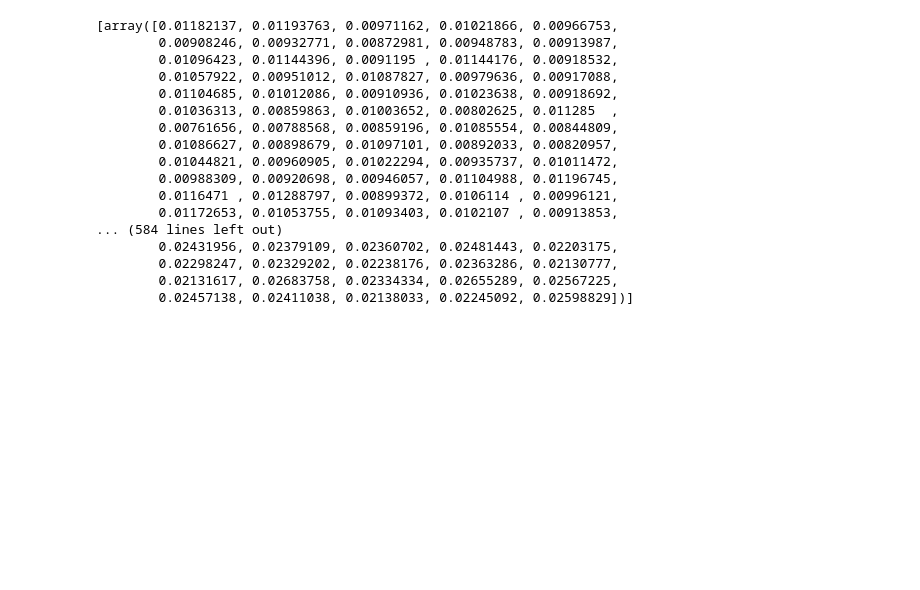
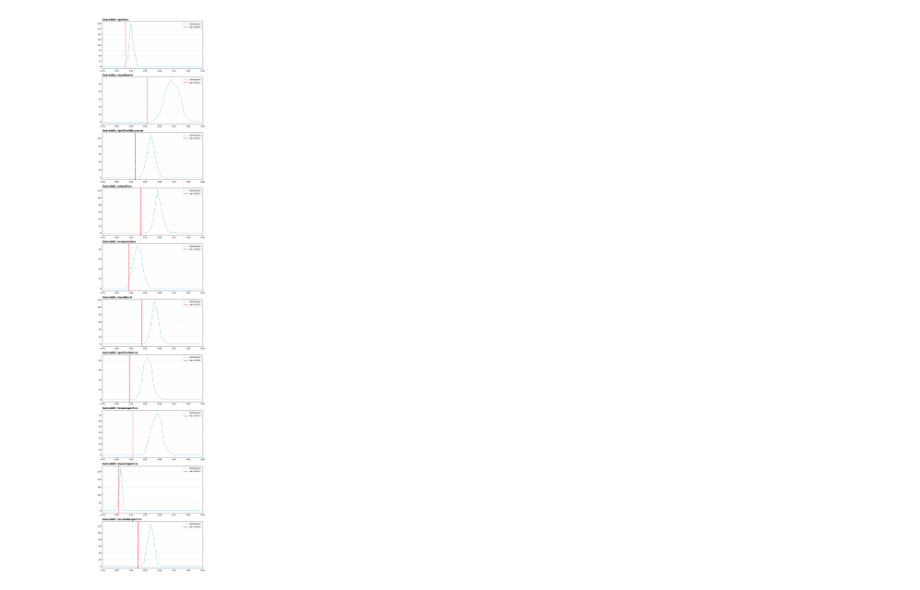
Before and after one commit to gsscala/reddit-graph, a Jupyter notebook: individual_graphs_analysis/ind_graphs.ipynb, the cells around one changed output. Cells and saved outputs as stored; diff of their text form; code cells hidden in the pictures; blank space fills up the shorter version.

```diff
--- a/individual_graphs_analysis/ind_graphs.ipynb
+++ b/individual_graphs_analysis/ind_graphs.ipynb
@@ -124,20 +122,49 @@ Starting australianpolitics
+# %%
+import json
+import matplotlib.pyplot as plt
+import pandas as pd
+import numpy as np
+
+
+with open('distributions_b', 'r') as f:
+    distributions_b = json.load(f)
+
+
+list_subreddits = ["politics", "worldnews", "politicaldiscussion", "ukpolitics", "conservative", "neoliberal", "politicalhumor", "canadapolitics", "neutralpolitics", "australianpolitics"]
+results_b = [0.006191, 0.021197, 0.012899, 0.016738, 0.008455, 0.017590, 0.008977, 0.011335, 0.001428, 0.014914]
 # %%
-distributions_b
+# 1. Create a figure with a subplot for each subreddit
+num_subs = len(distributions_b)
+fig, axes = plt.subplots(num_subs, 1, figsize=(8, 4 * num_subs))
+
+# Handle the case where there's only 1 subreddit (axes wouldn't be a list)
+if num_subs == 1:
+    axes = [axes]
+
+for i in range(len(distributions_b)):
+    ax = axes[i]
+    subreddit = list_subreddits[i]
+    distribution = distributions_b[i]
+
+    # 2. Calculate the histogram data manually to plot only the "top points"
+    # We use density=True if you want the area to scale, or False for raw counts
+    counts, bin_edges = np.histogram(distribution, bins=30, range=(-0.01, 0.06))
+    bin_centers = (bin_edges[:-1] + bin_edges[1:]) / 2
+
+    # 3. Plot the 'top points' as a step or line plot
+    ax.plot(bin_centers, counts, color='skyblue', label='Distribution')
+
+    # 4. Plot and highlight the specific 'prod' value
+    b_w = results_b[i]
+    ax.axvline(b_w, color='red', linestyle='--', linewidth=2, label=f'Bw: {b_w:.4f}')
+
+    # Formatting
+    ax.set_title(f"Subreddit: r/{subreddit}", loc='left', fontweight='bold')
+    ax.set_xlim(-0.01, 0.06)
+    ax.legend(loc='upper right')
+    ax.grid(axis='y', alpha=0.3)
+
+plt.tight_layout()
+plt.show()
 # %% [output]
-[array([0.01182137, 0.01193763, 0.00971162, 0.01021866, 0.00966753,
-        0.00908246, 0.00932771, 0.00872981, 0.00948783, 0.00913987,
-        0.01096423, 0.01144396, 0.0091195 , 0.01144176, 0.00918532,
-        0.01057922, 0.00951012, 0.01087827, 0.00979636, 0.00917088,
-        0.01104685, 0.01012086, 0.00910936, 0.01023638, 0.00918692,
-        0.01036313, 0.00859863, 0.01003652, 0.00802625, 0.011285  ,
-        0.00761656, 0.00788568, 0.00859196, 0.01085554, 0.00844809,
-        0.01086627, 0.00898679, 0.01097101, 0.00892033, 0.00820957,
-        0.01044821, 0.00960905, 0.01022294, 0.00935737, 0.01011472,
-        0.00988309, 0.00920698, 0.00946057, 0.01104988, 0.01196745,
-        0.0116471 , 0.01288797, 0.00899372, 0.0106114 , 0.00996121,
-        0.01172653, 0.01053755, 0.01093403, 0.0102107 , 0.00913853,
-... (584 lines left out)
-        0.02431956, 0.02379109, 0.02360702, 0.02481443, 0.02203175,
-        0.02298247, 0.02329202, 0.02238176, 0.02363286, 0.02130777,
-        0.02131617, 0.02683758, 0.02334334, 0.02655289, 0.02567225,
-        0.02457138, 0.02411038, 0.02138033, 0.02245092, 0.02598829])]
+[figure, added]
```
Also changed, not shown: parts of 12 cells of this notebook, 2 other files.
